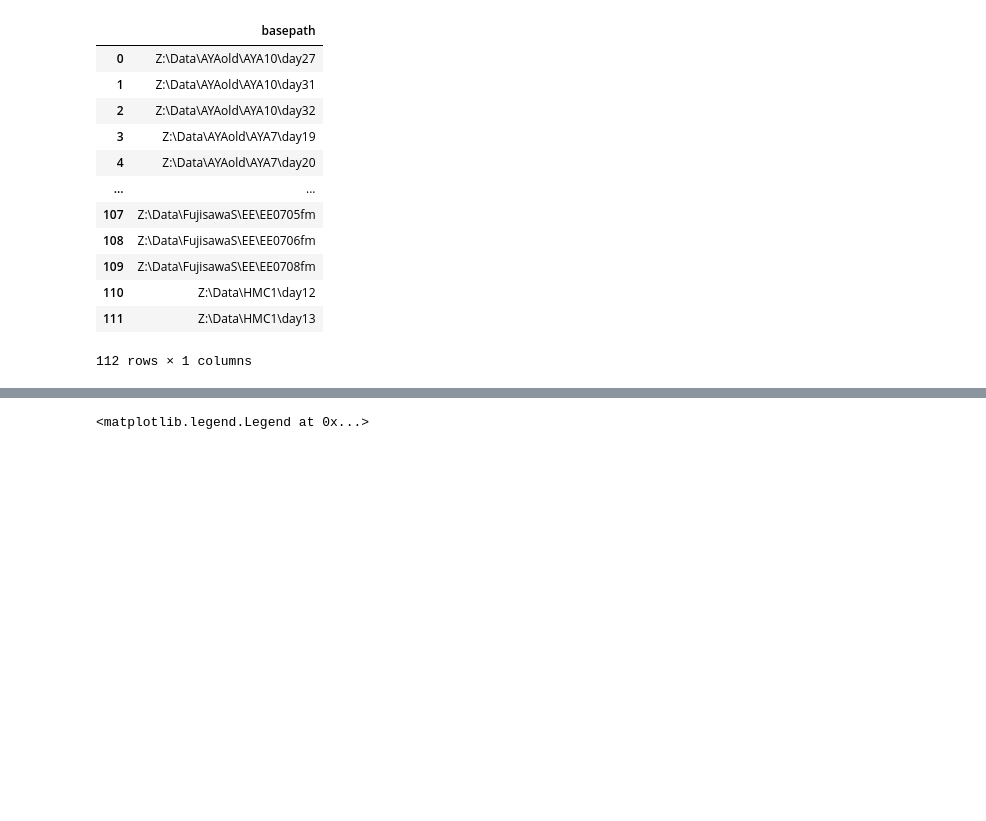
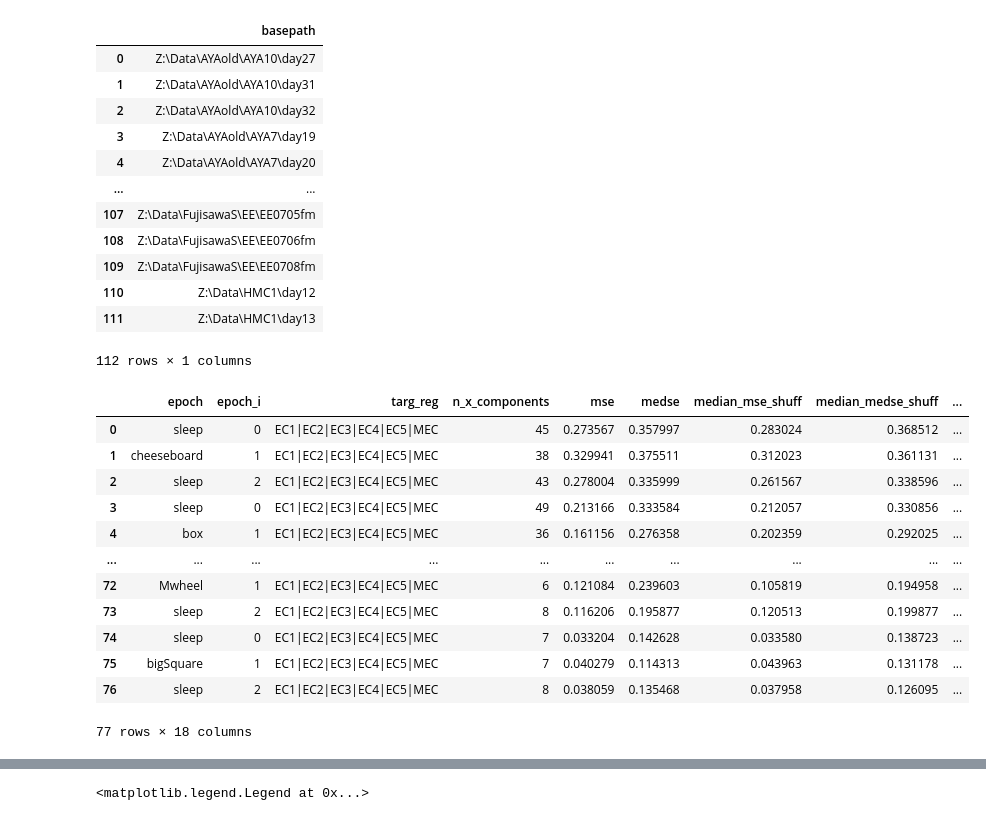
Before and after one commit to ryanharvey1/ripple_heterogeneity, a Jupyter notebook: scripts/readout/predict_downsteam.ipynb, the cells around one changed output, grey strips where cells are left out. Drawn from its saved outputs; the diff is of its cells as text; code cells hidden in the pictures; blank space fills up the shorter version.

```diff
--- a/scripts/readout/predict_downsteam.ipynb
+++ b/scripts/readout/predict_downsteam.ipynb
@@ -77,3 +81,19 @@ results = predict_downstream.load_results(save_path)
 # results = predict_downstream.run(
 #     basepath
 # )
+# %%
+results
+# %% [output]
+|  | epoch | epoch_i | targ_reg | n_x_components | mse | medse | median_mse_shuff | median_medse_shuff | ... |
+| 0 | sleep | 0 | EC1|EC2|EC3|EC4|EC5|MEC | 45 | 0.273567 | 0.357997 | 0.283024 | 0.368512 | ... |
+| 1 | cheeseboard | 1 | EC1|EC2|EC3|EC4|EC5|MEC | 38 | 0.329941 | 0.375511 | 0.312023 | 0.361131 | ... |
+| 2 | sleep | 2 | EC1|EC2|EC3|EC4|EC5|MEC | 43 | 0.278004 | 0.335999 | 0.261567 | 0.338596 | ... |
+| 3 | sleep | 0 | EC1|EC2|EC3|EC4|EC5|MEC | 49 | 0.213166 | 0.333584 | 0.212057 | 0.330856 | ... |
+| 4 | box | 1 | EC1|EC2|EC3|EC4|EC5|MEC | 36 | 0.161156 | 0.276358 | 0.202359 | 0.292025 | ... |
+| ... | ... | ... | ... | ... | ... | ... | ... | ... | ... |
+| 72 | Mwheel | 1 | EC1|EC2|EC3|EC4|EC5|MEC | 6 | 0.121084 | 0.239603 | 0.105819 | 0.194958 | ... |
+| 73 | sleep | 2 | EC1|EC2|EC3|EC4|EC5|MEC | 8 | 0.116206 | 0.195877 | 0.120513 | 0.199877 | ... |
+| 74 | sleep | 0 | EC1|EC2|EC3|EC4|EC5|MEC | 7 | 0.033204 | 0.142628 | 0.033580 | 0.138723 | ... |
+| 75 | bigSquare | 1 | EC1|EC2|EC3|EC4|EC5|MEC | 7 | 0.040279 | 0.114313 | 0.043963 | 0.131178 | ... |
+| 76 | sleep | 2 | EC1|EC2|EC3|EC4|EC5|MEC | 8 | 0.038059 | 0.135468 | 0.037958 | 0.126095 | ... |
+77 rows × 18 columns
```
Also changed, not shown: parts of 9 cells of this notebook.
